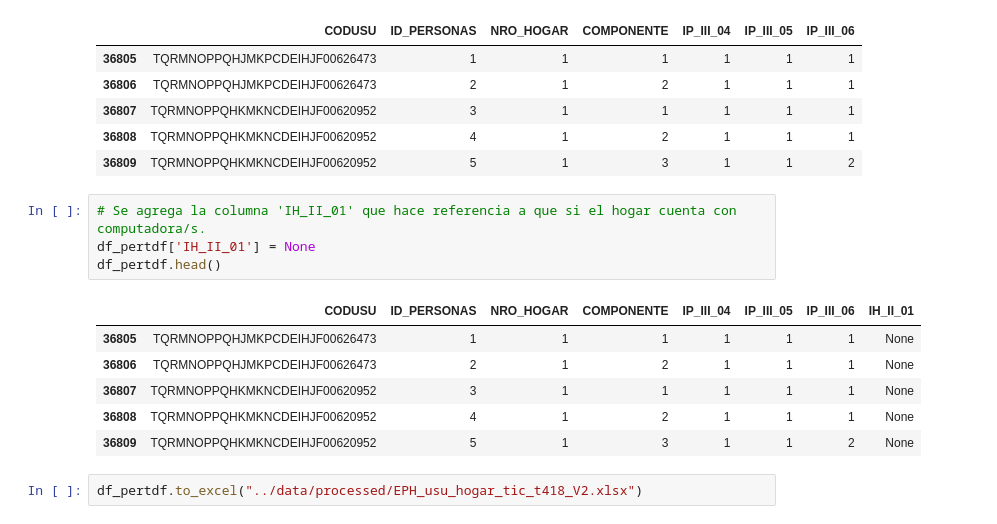
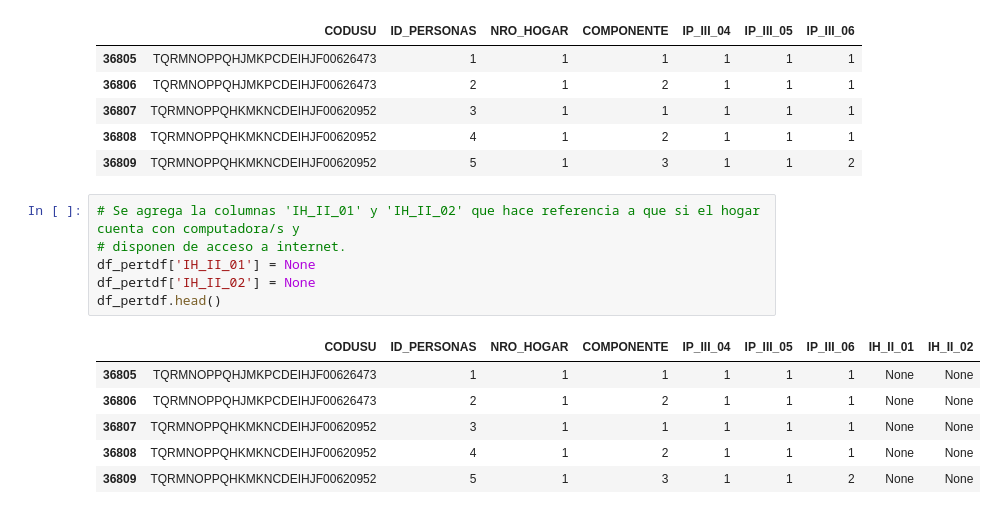
Before and after one commit to ziodoxe/acceso_a_internet, a Jupyter notebook: notebooks/acceso_a_internet.ipynb, the cells around one changed output. Saved outputs shown, nothing was run; the diff lists cells and outputs as text.

```diff
--- a/notebooks/acceso_a_internet.ipynb
+++ b/notebooks/acceso_a_internet.ipynb
@@ -163,15 +163,15 @@ df_pertdf.head()
 | 36808 | TQRMNOPPQHKMKNCDEIHJF00620952 | 4 | 1 | 2 | 1 | 1 | 1 |
 | 36809 | TQRMNOPPQHKMKNCDEIHJF00620952 | 5 | 1 | 3 | 1 | 1 | 2 |
 # %%
-# Se agrega la columna 'IH_II_01' que hace referencia a que si el hogar cuenta con computadora/s.
+# Se agrega la columnas 'IH_II_01' y 'IH_II_02' que hace referencia a que si el hogar cuenta con computadora/s y
+# disponen de acceso a internet.
 df_pertdf['IH_II_01'] = None
+df_pertdf['IH_II_02'] = None
 df_pertdf.head()
 # %% [output]
-|  | CODUSU | ID_PERSONAS | NRO_HOGAR | COMPONENTE | IP_III_04 | IP_III_05 | IP_III_06 | IH_II_01 |
-| 36805 | TQRMNOPPQHJMKPCDEIHJF00626473 | 1 | 1 | 1 | 1 | 1 | 1 | None |
-| 36806 | TQRMNOPPQHJMKPCDEIHJF00626473 | 2 | 1 | 2 | 1 | 1 | 1 | None |
-| 36807 | TQRMNOPPQHKMKNCDEIHJF00620952 | 3 | 1 | 1 | 1 | 1 | 1 | None |
-| 36808 | TQRMNOPPQHKMKNCDEIHJF00620952 | 4 | 1 | 2 | 1 | 1 | 1 | None |
-| 36809 | TQRMNOPPQHKMKNCDEIHJF00620952 | 5 | 1 | 3 | 1 | 1 | 2 | None |
+|  | CODUSU | ID_PERSONAS | NRO_HOGAR | COMPONENTE | IP_III_04 | IP_III_05 | IP_III_06 | IH_II_01 | IH_II_02 |
+| 36805 | TQRMNOPPQHJMKPCDEIHJF00626473 | 1 | 1 | 1 | 1 | 1 | 1 | None | None |
+| 36806 | TQRMNOPPQHJMKPCDEIHJF00626473 | 2 | 1 | 2 | 1 | 1 | 1 | None | None |
+| 36807 | TQRMNOPPQHKMKNCDEIHJF00620952 | 3 | 1 | 1 | 1 | 1 | 1 | None | None |
+| 36808 | TQRMNOPPQHKMKNCDEIHJF00620952 | 4 | 1 | 2 | 1 | 1 | 1 | None | None |
+| 36809 | TQRMNOPPQHKMKNCDEIHJF00620952 | 5 | 1 | 3 | 1 | 1 | 2 | None | None |
-# %%
-df_pertdf.to_excel("../data/processed/EPH_usu_hogar_tic_t418_V2.xlsx")
```
Also changed, not shown: parts of 5 cells of this notebook, 4 other files.
